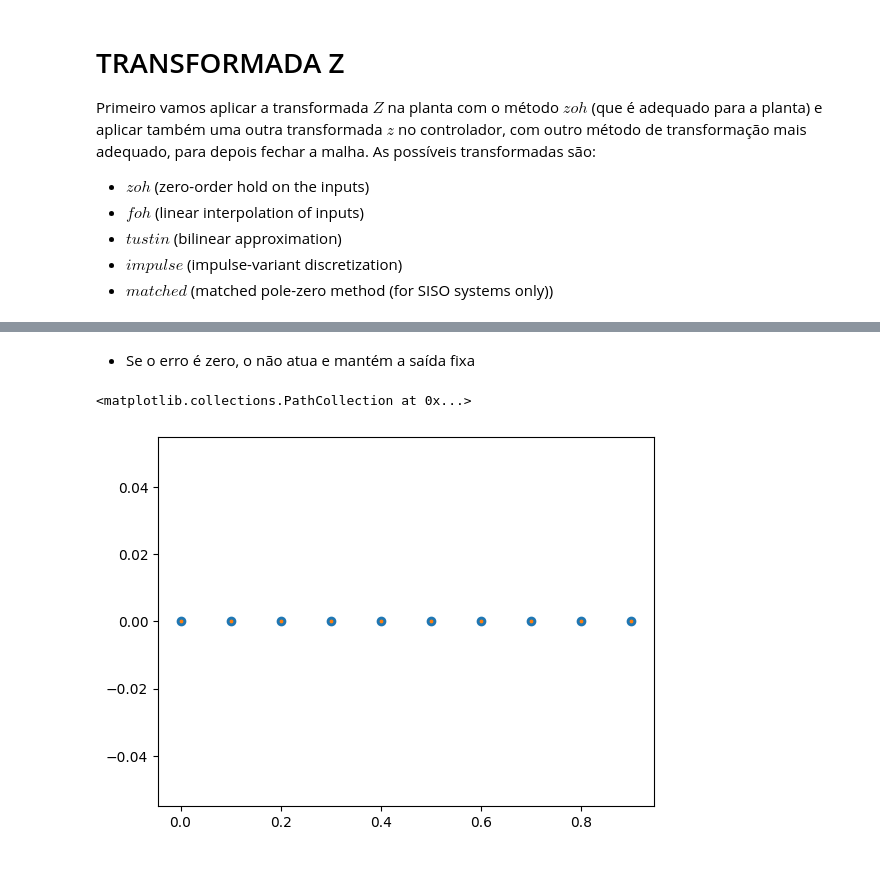
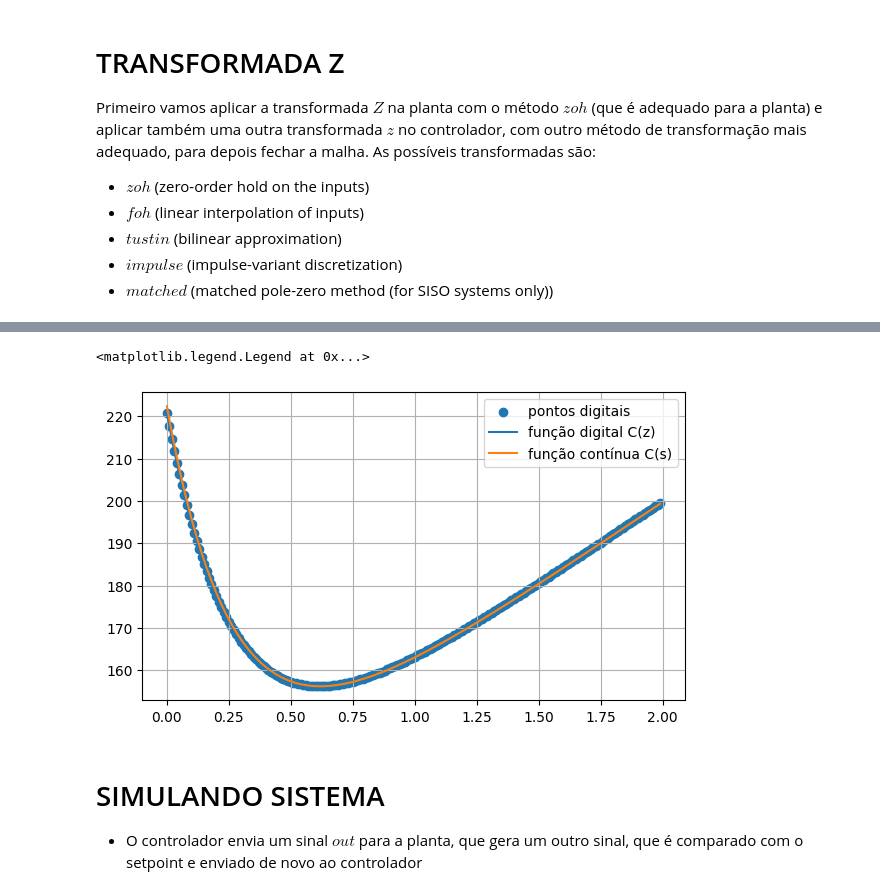
Before and after one commit to KlaussMarchi/PyTrole, a Jupyter notebook: Projects/BallPlate/DIGITAL/Analisys.ipynb, the cells around one changed output, grey strips where cells are left out. Saved outputs shown, nothing was run; the diff lists cells and outputs as text; code cells hidden in the pictures; blank space fills up the shorter version.

```diff
--- a/Projects/BallPlate/DIGITAL/Analisys.ipynb
+++ b/Projects/BallPlate/DIGITAL/Analisys.ipynb
@@ -91,11 +135,0 @@ print(den)
-# %%
-out = ''
-
-for i in range(0, len(num)):
-    out += f'{num[i]}*X_n{i} + '
-
-for i in range(1, len(den)):
-    out += f'+ {-1*den[i]}*Y_n{i}'
-
-out = out.replace('X_n0', 'X_n').replace('+ +', '+').replace('+ -', '-')
-print(out + ';')
@@ -106,21 +139,20 @@ print(out + ';')
 # %%
-Y_n1 = Y_n2 = Y_n3 = Y_n4 = 0
-X_n1 = X_n2 = X_n3 = X_n4 = 0
+def control(input, setpoint):
+    global Y_n1, Y_n2, Y_n3
+    global X_n1, X_n2, X_n3
 
-def computeController(inputValue, setpoint):
-    global Y_n1, Y_n2, Y_n3, Y_n4
-    global X_n1, X_n2, X_n3, X_n4
-
-    X_n =  setpoint - inputValue
+    X_n = setpoint - input
     Y_n = eval(out)
 
-    X_n4 = X_n3
     X_n3 = X_n2
     X_n2 = X_n1
     X_n1 = X_n
 
-    Y_n4 = Y_n3
     Y_n3 = Y_n2
     Y_n2 = Y_n1
     Y_n1 = Y_n
     return Y_n
+
+
+out = getOutputString(C_z)
+out
@@ -182,18 +161,21 @@ plt.scatter(time, response, s=3)
-# %% [markdown]
-- Se o erro é zero, o não atua e mantém a saída fixa
-# %%
-inputValue = 10
-setpoint   = 10
-
-Y_n1 = Y_n2 = Y_n3 = 0
-X_n1 = X_n2 = X_n3 = 0
-
-time     = tLimits
-response = [computeController(inputValue, setpoint) for i in time]
-plt.scatter(time, response)
-
-time, response = ctl.forced_response(C, T=time, U=[setpoint - inputValue for i in time])
-plt.scatter(time, response, s=3)
-# %% [output]
-<matplotlib.collections.PathCollection at 0x...>
-[figure, removed]
+# %%
+plt.figure(figsize=(7, 4))
+time = np.arange(0, 2, T)
+
+resetSystem()
+response = [control(input=1, setpoint=2) for i in time]
+plt.scatter(time, response, label='pontos digitais')
+
+time, response = ctl.step_response(C_z, T=time)
+plt.plot(time, response, label='função digital C(z)')
+
+time, response = ctl.step_response(C, T=time)
+plt.plot(time, response, label='função contínua C(s)')
+plt.grid()
+plt.legend()
+# %% [output]
+<matplotlib.legend.Legend at 0x...>
+[figure, added]
+# %% [markdown]
+# SIMULANDO SISTEMA
+- O controlador envia um sinal $out$ para a planta, que gera um outro sinal, que é comparado com o setpoint e enviado de novo ao controlador
```
Also changed, not shown: parts of 27 cells of this notebook, 20 other files.
